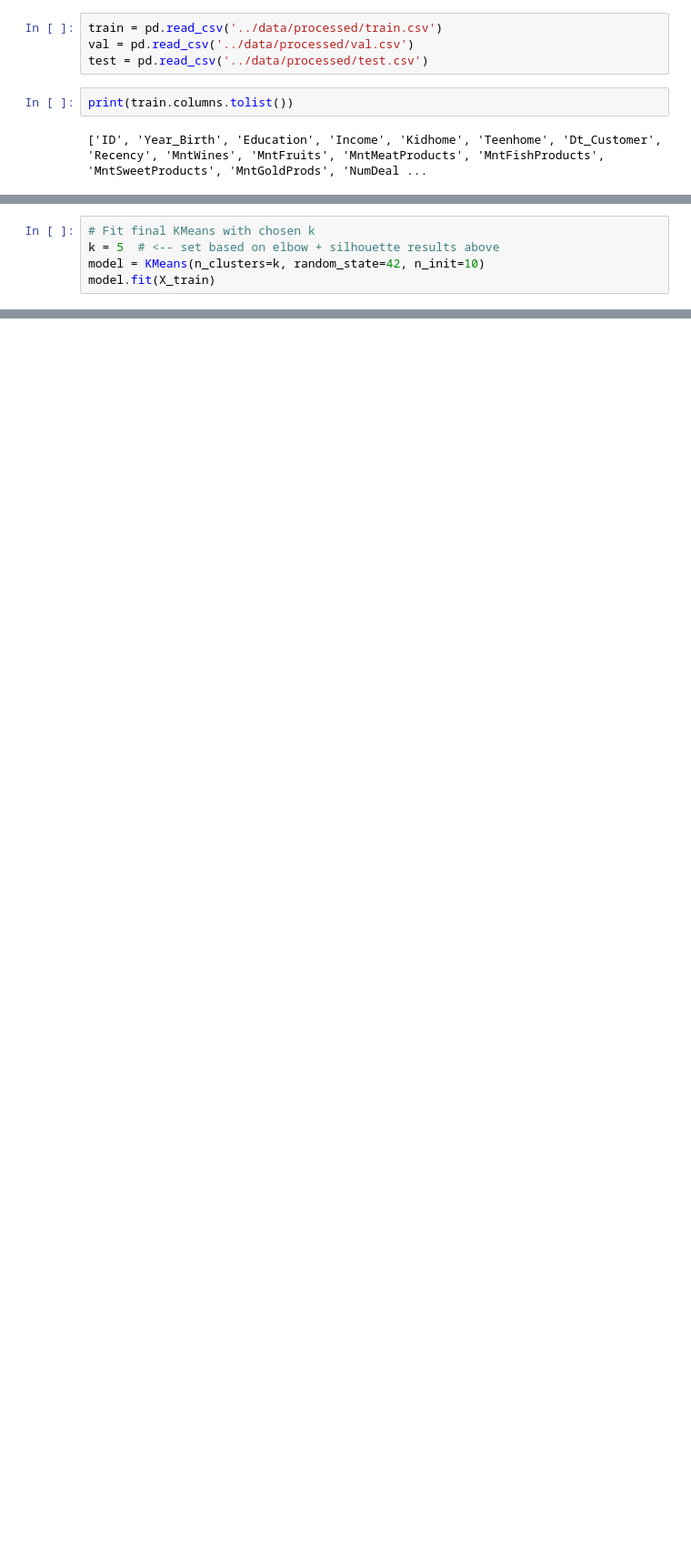
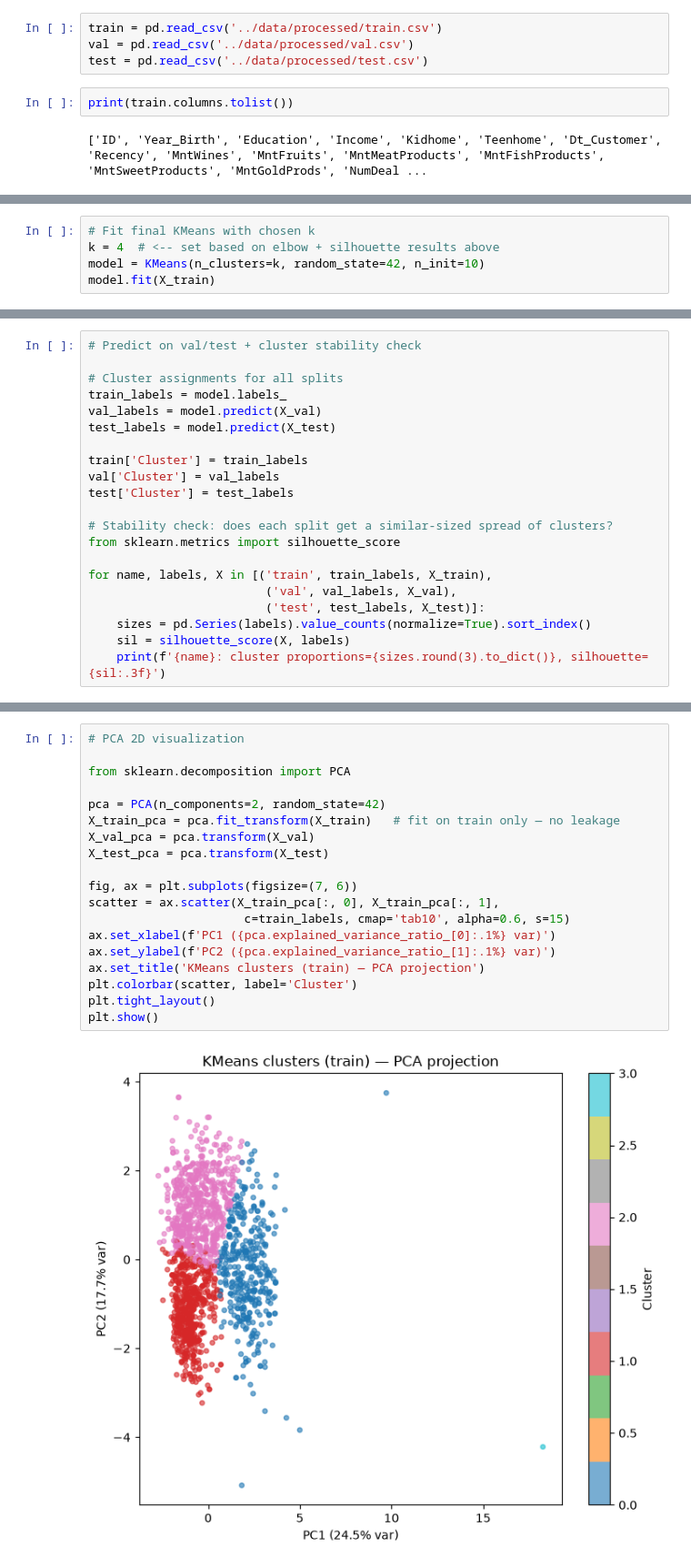
Before and after one commit to xuenlynn/reverie_datathon, a Jupyter notebook: training/01_training.ipynb, the cells around one changed output, grey strips where cells are left out. Shown at 91% size. Drawn from its saved outputs; the diff is of its cells as text; blank space fills up the shorter version.

Commit message:
training model

```diff
--- a/training/01_training.ipynb
+++ b/training/01_training.ipynb
@@ -132,6 +99,6 @@ plt.show()
 # %%
 # Fit final KMeans with chosen k
-k = 5  # <-- set based on elbow + silhouette results above
+k = 4  # <-- set based on elbow + silhouette results above
 model = KMeans(n_clusters=k, random_state=42, n_init=10)
 model.fit(X_train)
 # %% [output]
@@ -138,0 +106,21 @@ KMeans(n_clusters=5, n_init=10, random_state=42)
+# %%
+# Predict on val/test + cluster stability check
+
+# Cluster assignments for all splits
+train_labels = model.labels_
+val_labels = model.predict(X_val)
+test_labels = model.predict(X_test)
+
+train['Cluster'] = train_labels
+val['Cluster'] = val_labels
+test['Cluster'] = test_labels
+
+# Stability check: does each split get a similar-sized spread of clusters?
+from sklearn.metrics import silhouette_score
+
+for name, labels, X in [('train', train_labels, X_train),
+                         ('val', val_labels, X_val),
+                         ('test', test_labels, X_test)]:
+    sizes = pd.Series(labels).value_counts(normalize=True).sort_index()
+    sil = silhouette_score(X, labels)
+    print(f'{name}: cluster proportions={sizes.round(3).to_dict()}, silhouette={sil:.3f}')
@@ -139,3 +157,24 @@ KMeans(n_clusters=5, n_init=10, random_state=42)
+# %%
+# PCA 2D visualization
+
+from sklearn.decomposition import PCA
+
+pca = PCA(n_components=2, random_state=42)
+X_train_pca = pca.fit_transform(X_train)   # fit on train only — no leakage
+X_val_pca = pca.transform(X_val)
+X_test_pca = pca.transform(X_test)
+
+fig, ax = plt.subplots(figsize=(7, 6))
+scatter = ax.scatter(X_train_pca[:, 0], X_train_pca[:, 1],
+                      c=train_labels, cmap='tab10', alpha=0.6, s=15)
+ax.set_xlabel(f'PC1 ({pca.explained_variance_ratio_[0]:.1%} var)')
+ax.set_ylabel(f'PC2 ({pca.explained_variance_ratio_[1]:.1%} var)')
+ax.set_title('KMeans clusters (train) — PCA projection')
+plt.colorbar(scatter, label='Cluster')
+plt.tight_layout()
+plt.show()
+# %% [output]
+[figure, added]
 # %%
 # Cell 6: Save the final model
 joblib.dump(model, '../models/final_model.sav')
```
Also changed, not shown: parts of 10 cells of this notebook, 3 other files.
